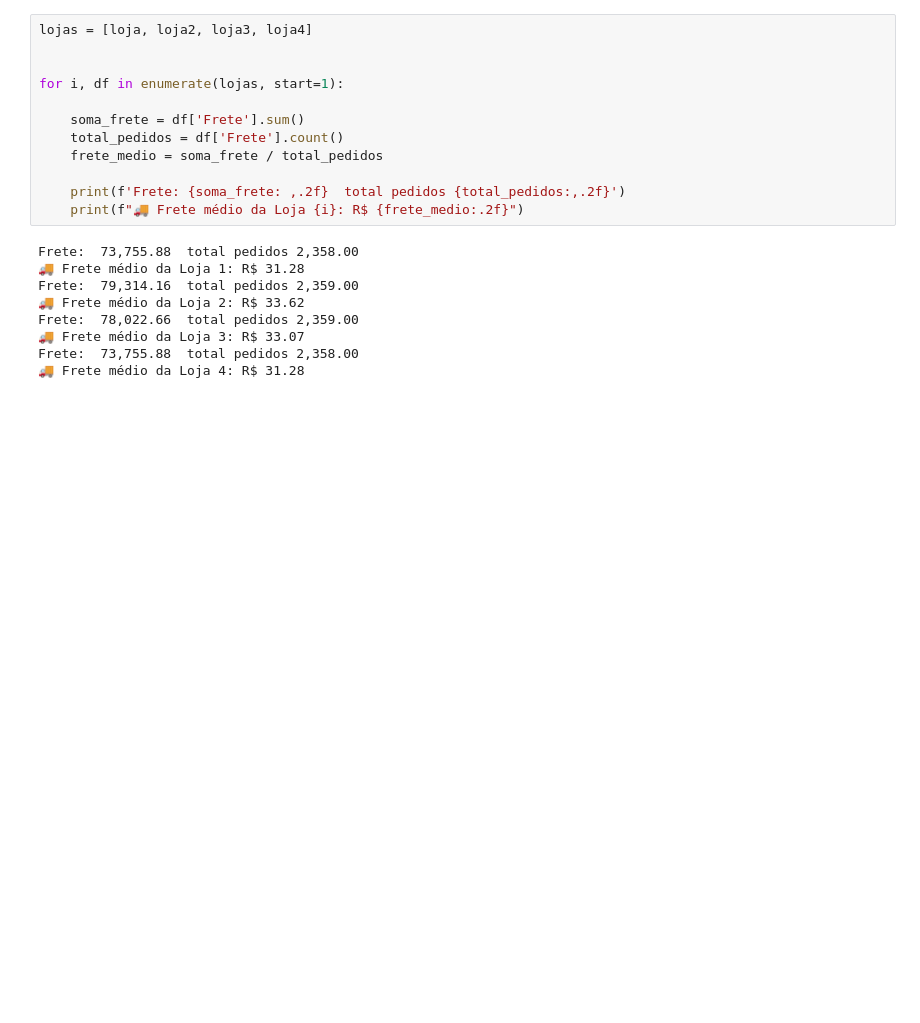
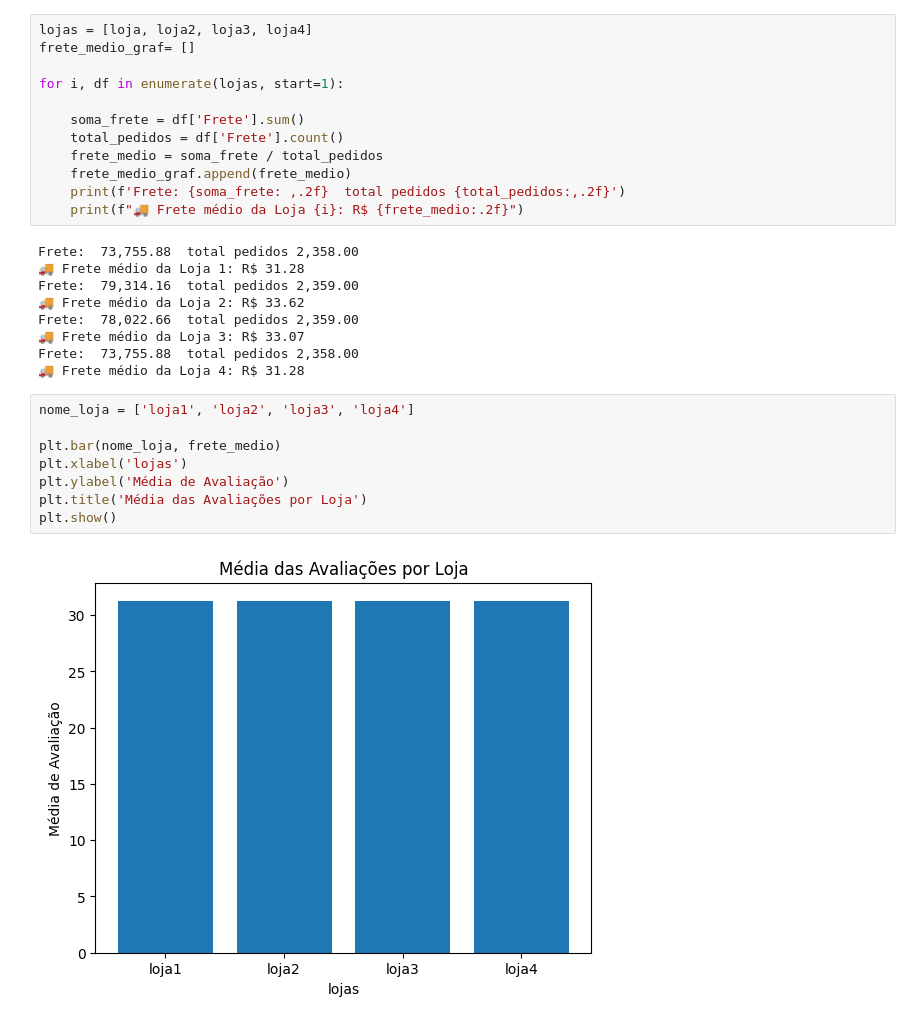
Before and after one commit to claudiaapj/challengeAluraStore, a Jupyter notebook: AluraStoreBr.ipynb, the cells around one changed output. Drawn from its saved outputs; the diff is of its cells as text; blank space fills up the shorter version.

```diff
--- a/AluraStoreBr.ipynb
+++ b/AluraStoreBr.ipynb
@@ -187,14 +187,14 @@ Name: count, dtype: int64
 # 5. Frete Médio por Loja
 # %%
 lojas = [loja, loja2, loja3, loja4]
-
+frete_medio_graf= []
 
 for i, df in enumerate(lojas, start=1):
 
     soma_frete = df['Frete'].sum()
     total_pedidos = df['Frete'].count()
     frete_medio = soma_frete / total_pedidos
-
+    frete_medio_graf.append(frete_medio)
     print(f'Frete: {soma_frete: ,.2f}  total pedidos {total_pedidos:,.2f}')
     print(f"🚚 Frete médio da Loja {i}: R$ {frete_medio:.2f}")
 # %% [output]
@@ -206,3 +206,13 @@ Frete:  78,022.66  total pedidos 2,359.00
 🚚 Frete médio da Loja 3: R$ 33.07
 Frete:  73,755.88  total pedidos 2,358.00
 🚚 Frete médio da Loja 4: R$ 31.28
+# %%
+nome_loja = ['loja1', 'loja2', 'loja3', 'loja4']
+
+plt.bar(nome_loja, frete_medio)
+plt.xlabel('lojas')
+plt.ylabel('Média de Avaliação')
+plt.title('Média das Avaliações por Loja')
+plt.show()
+# %% [output]
+[figure, added]
```
Also changed, not shown: parts of 2 cells of this notebook.
